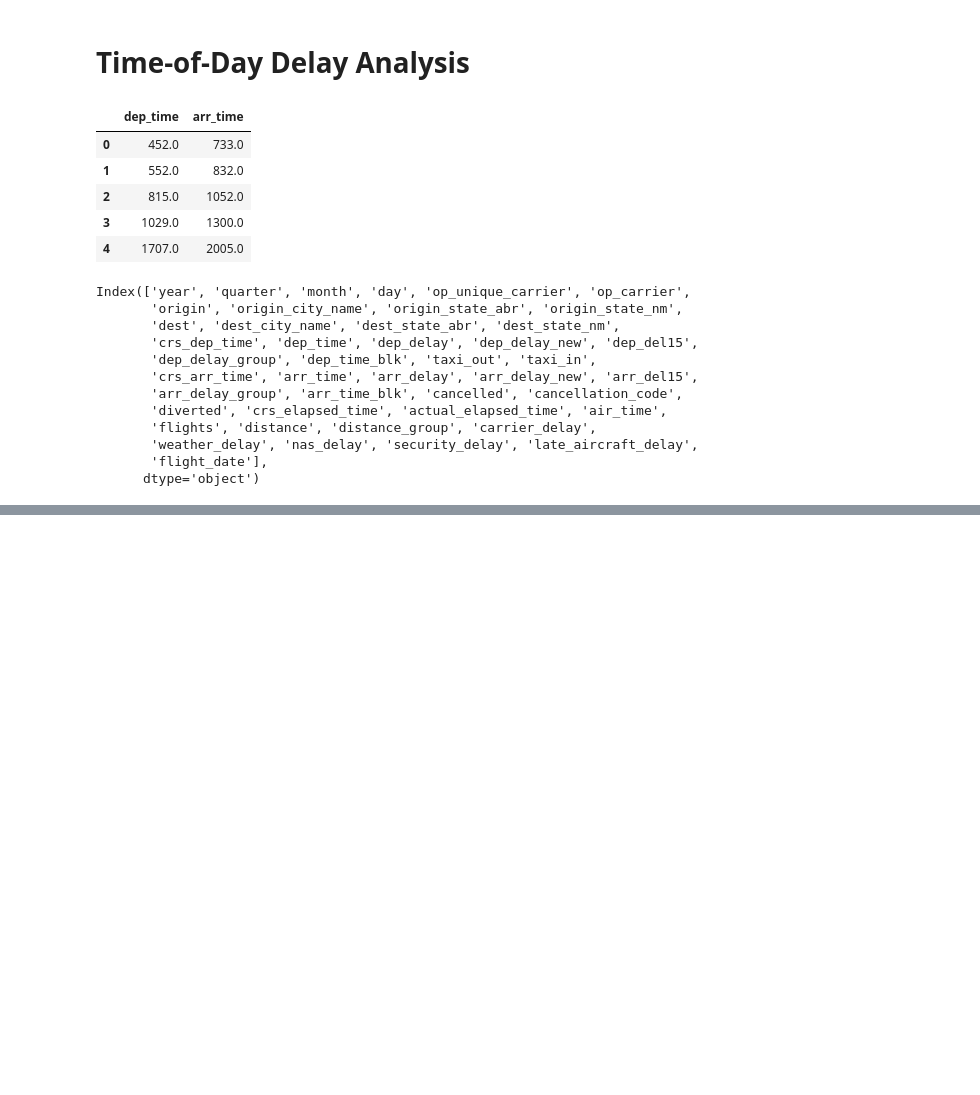
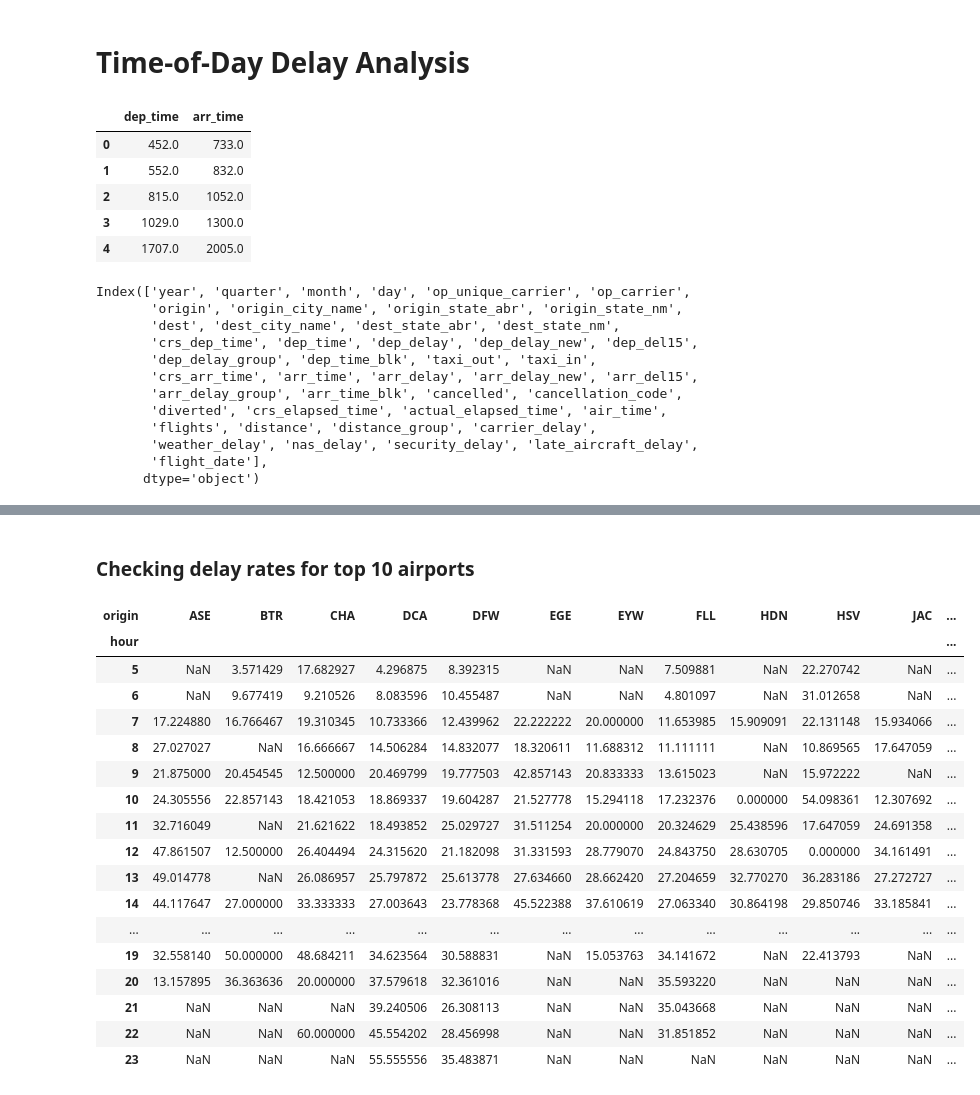
Before and after one commit to Sidhartht1607/flight-delay-risk-system, a Jupyter notebook: flight_data_set.ipynb, the cells around one changed output, grey strips where cells are left out. Saved outputs shown, nothing was run; the diff lists cells and outputs as text; code cells hidden in the pictures; blank space fills up the shorter version.

```diff
--- a/flight_data_set.ipynb
+++ b/flight_data_set.ipynb
@@ -603,0 +599,29 @@ plt.show()
+# %% [markdown]
+### Checking delay rates for top 10 airports
+# %%
+index=delay_rates_filtered.sort_values(ascending=False).head(15).index
+org_delay_hour=df_operation.groupby(['origin','hour'])['dep_del15'].mean() *100
+org_delay_hour=org_delay_hour.reset_index()
+org_delay_hour=org_delay_hour[org_delay_hour['origin'].isin(index)]
+pivot = org_delay_hour.pivot(index='hour', columns='origin', values='dep_del15')
+pivot=pivot.dropna(how="all")
+pivot
+# %% [output]
+| origin | ASE | BTR | CHA | DCA | DFW | EGE | EYW | FLL | HDN | HSV | JAC | ... |
+| hour |  |  |  |  |  |  |  |  |  |  |  | ... |
+| 5 | NaN | 3.571429 | 17.682927 | 4.296875 | 8.392315 | NaN | NaN | 7.509881 | NaN | 22.270742 | NaN | ... |
+| 6 | NaN | 9.677419 | 9.210526 | 8.083596 | 10.455487 | NaN | NaN | 4.801097 | NaN | 31.012658 | NaN | ... |
+| 7 | 17.224880 | 16.766467 | 19.310345 | 10.733366 | 12.439962 | 22.222222 | 20.000000 | 11.653985 | 15.909091 | 22.131148 | 15.934066 | ... |
+| 8 | 27.027027 | NaN | 16.666667 | 14.506284 | 14.832077 | 18.320611 | 11.688312 | 11.111111 | NaN | 10.869565 | 17.647059 | ... |
+| 9 | 21.875000 | 20.454545 | 12.500000 | 20.469799 | 19.777503 | 42.857143 | 20.833333 | 13.615023 | NaN | 15.972222 | NaN | ... |
+| 10 | 24.305556 | 22.857143 | 18.421053 | 18.869337 | 19.604287 | 21.527778 | 15.294118 | 17.232376 | 0.000000 | 54.098361 | 12.307692 | ... |
+| 11 | 32.716049 | NaN | 21.621622 | 18.493852 | 25.029727 | 31.511254 | 20.000000 | 20.324629 | 25.438596 | 17.647059 | 24.691358 | ... |
+| 12 | 47.861507 | 12.500000 | 26.404494 | 24.315620 | 21.182098 | 31.331593 | 28.779070 | 24.843750 | 28.630705 | 0.000000 | 34.161491 | ... |
+| 13 | 49.014778 | NaN | 26.086957 | 25.797872 | 25.613778 | 27.634660 | 28.662420 | 27.204659 | 32.770270 | 36.283186 | 27.272727 | ... |
+| 14 | 44.117647 | 27.000000 | 33.333333 | 27.003643 | 23.778368 | 45.522388 | 37.610619 | 27.063340 | 30.864198 | 29.850746 | 33.185841 | ... |
+| ... | ... | ... | ... | ... | ... | ... | ... | ... | ... | ... | ... | ... |
+| 19 | 32.558140 | 50.000000 | 48.684211 | 34.623564 | 30.588831 | NaN | 15.053763 | 34.141672 | NaN | 22.413793 | NaN | ... |
+| 20 | 13.157895 | 36.363636 | 20.000000 | 37.579618 | 32.361016 | NaN | NaN | 35.593220 | NaN | NaN | NaN | ... |
+| 21 | NaN | NaN | NaN | 39.240506 | 26.308113 | NaN | NaN | 35.043668 | NaN | NaN | NaN | ... |
+| 22 | NaN | NaN | 60.000000 | 45.554202 | 28.456998 | NaN | NaN | 31.851852 | NaN | NaN | NaN | ... |
+| 23 | NaN | NaN | NaN | 55.555556 | 35.483871 | NaN | NaN | NaN | NaN | NaN | NaN | ... |
```
Also changed, not shown: parts of 47 cells of this notebook.
